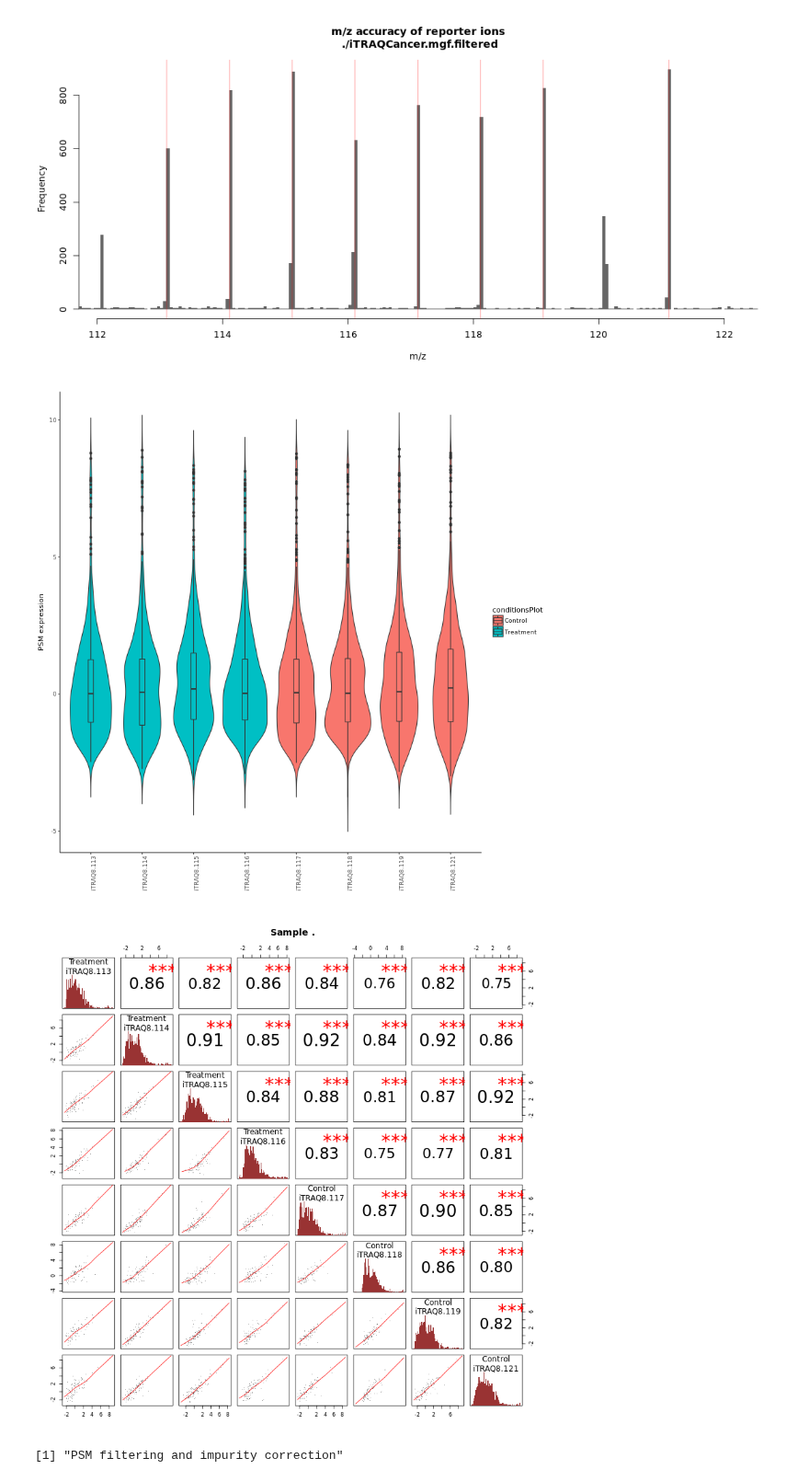
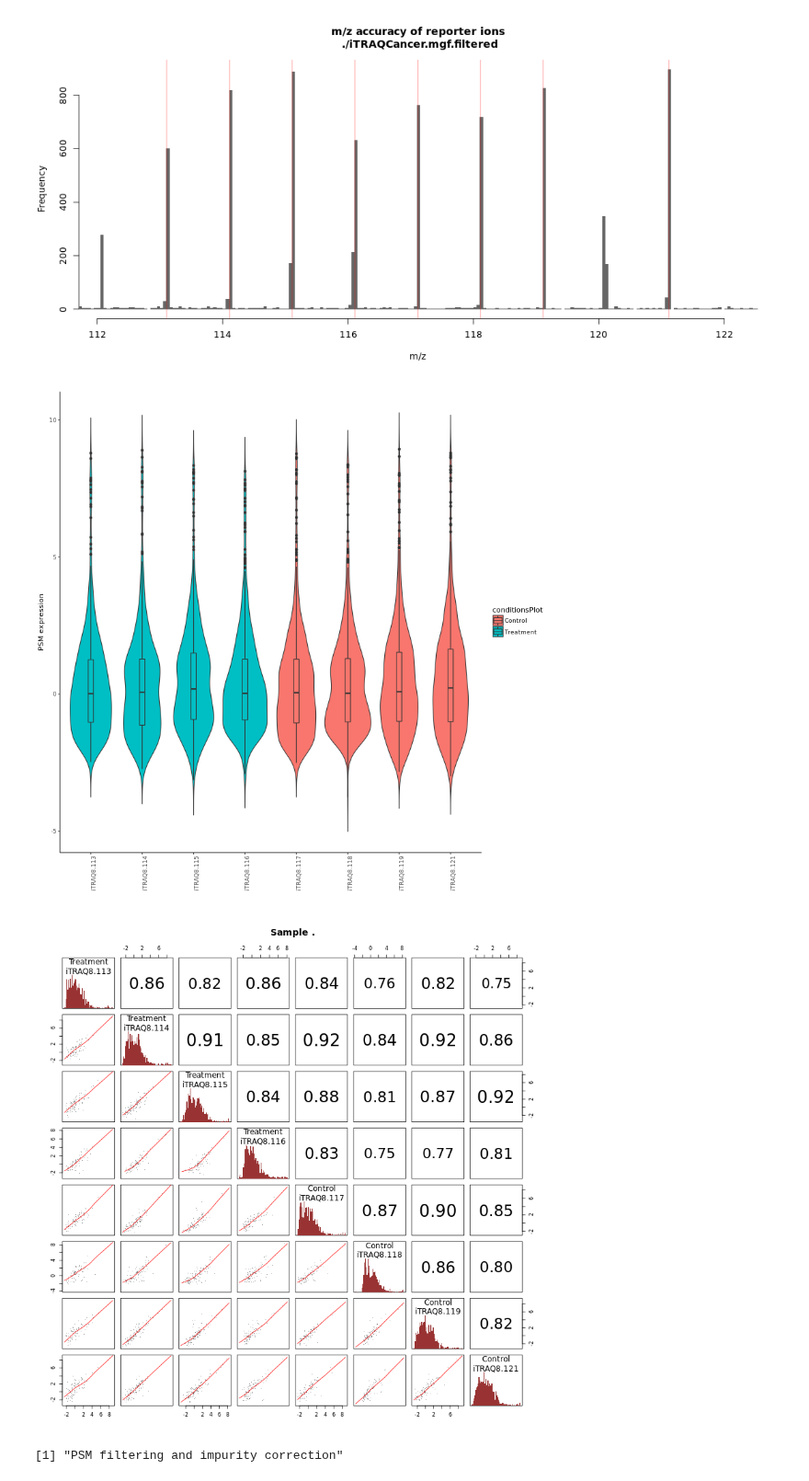
Before and after one commit to ProtProtocols/IsoProt, a Jupyter notebook: Example.ipynb, the cells around one changed output. Shown at 92% size. Cells and saved outputs as stored; diff of their text form; code cells hidden in the pictures.

```diff
--- a/Example.ipynb
+++ b/Example.ipynb
@@ -923,7 +923,7 @@ panel.cor <- function(x, y, digits=2, prefix="", cex.cor, ...)
                   symbols = c("***", "**", "*", ".", " "))
 
     text(0.5, 0.5, txt, cex = cex.cor * r)
-    text(.8, .8, Signif, cex=cex.cor, col=2)
+   # text(.8, .8, Signif, cex=cex.cor, col=2)
 }
 
 panel.hist <- function(x, hist.col="#993333", ...)
@@ -938,34 +938,34 @@ panel.hist <- function(x, hist.col="#993333", ...)
 
 for (s in samples) {
     allqnt <- PSMDat[[s]]
 
     condNames <- ExpDesign[ExpDesign[,2] == unique(ExpDesign[,2])[which(s==samples)],1]
     conditions <- condNames
     condNames <- paste(condNames, sampleNames(allqnt), sep="\n")
     pData(allqnt)$sample_name <- paste(condNames, sampleNames(allqnt))
 pData(allqnt)$sample_group <- condNames
 
 
     #print(pData(allqnt))
 
     ## QC Plots
   #boxplot(exprs(allqnt), main =paste("Sample",s), labels =  condNames)
 
        conditionsPlot <- rep(conditions, each=nrow(exprs(allqnt)))
     p <- ggplot(melt(exprs(allqnt)), aes(x=X2, y=value, fill=conditionsPlot)) + geom_violin(trim=FALSE) +
   geom_boxplot(width=0.1) + theme_classic() + theme(axis.text.x = element_text(angle = 90, hjust = 1)) +
     xlab("") + ylab("PSM expression")
 
 print(p)
 
   pairs(exprs(allqnt),lower.panel=panel.smooth, upper.panel=panel.cor, diag.panel=panel.hist, main = paste("Sample",s),
 cex=0.1,col="#33333388",pch=15, labels =  condNames)
 
   #print(fData(allqnt))
 }
 # %% [output]
 [figure]
-[figure, old version]
+[figure, new version]
 # %%
 %%R --width 800 --height 800
 
```
Also changed, not shown: parts of 4 cells of this notebook.
